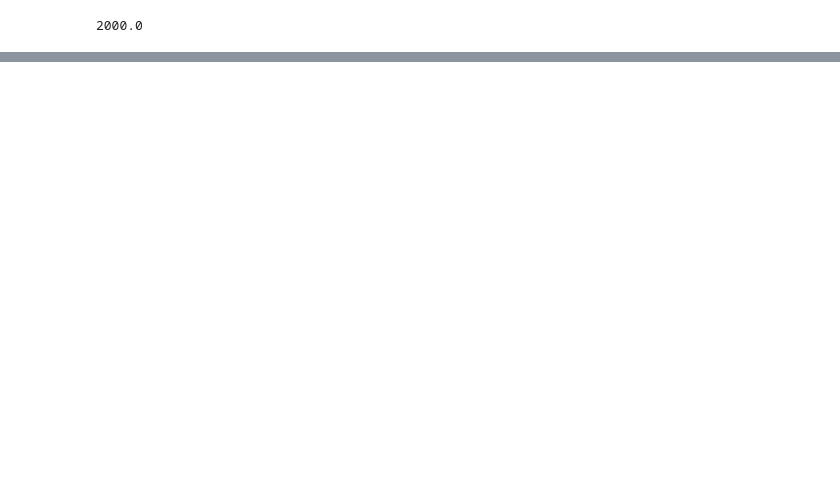
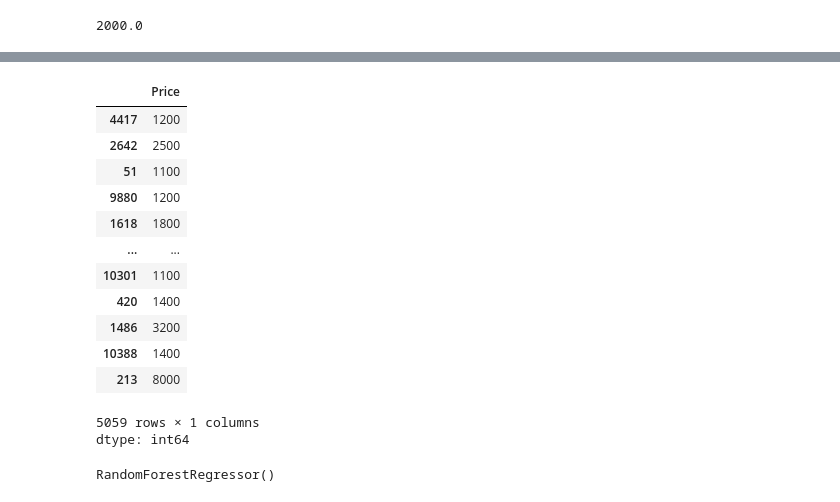
Before and after one commit to leoianati/Projeto-Apartamentos-Impacta, a Jupyter notebook: Conheça_o_Colab.ipynb, the cells around one changed output, grey strips where cells are left out. Saved outputs shown, nothing was run; the diff lists cells and outputs as text; code cells hidden in the pictures; blank space fills up the shorter version.

```diff
--- a/Conheça_o_Colab.ipynb
+++ b/Conheça_o_Colab.ipynb
@@ -96,0 +208,26 @@ df_rent["Price"].median()
+# %%
+x_train, x_test, y_train, y_test = train_test_split(X, Y, test_size=0.3)
+# %%
+y_train
+# %% [output]
+|  | Price |
+| 4417 | 1200 |
+| 2642 | 2500 |
+| 51 | 1100 |
+| 9880 | 1200 |
+| 1618 | 1800 |
+| ... | ... |
+| 10301 | 1100 |
+| 420 | 1400 |
+| 1486 | 3200 |
+| 10388 | 1400 |
+| 213 | 8000 |
+5059 rows × 1 columns
+dtype: int64
+# %%
+from sklearn.ensemble import RandomForestRegressor
+
+rf_reg = RandomForestRegressor()
+rf_reg.fit(x_train, y_train)
+# %% [output]
+RandomForestRegressor()
```
Also changed, not shown: parts of 11 cells of this notebook.
